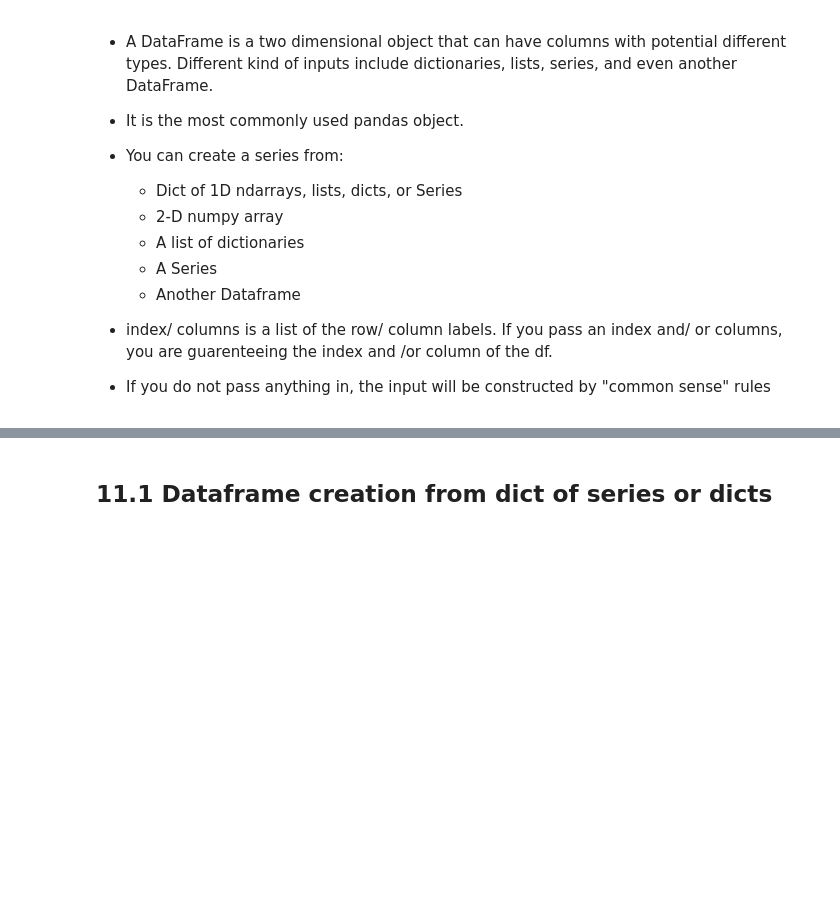
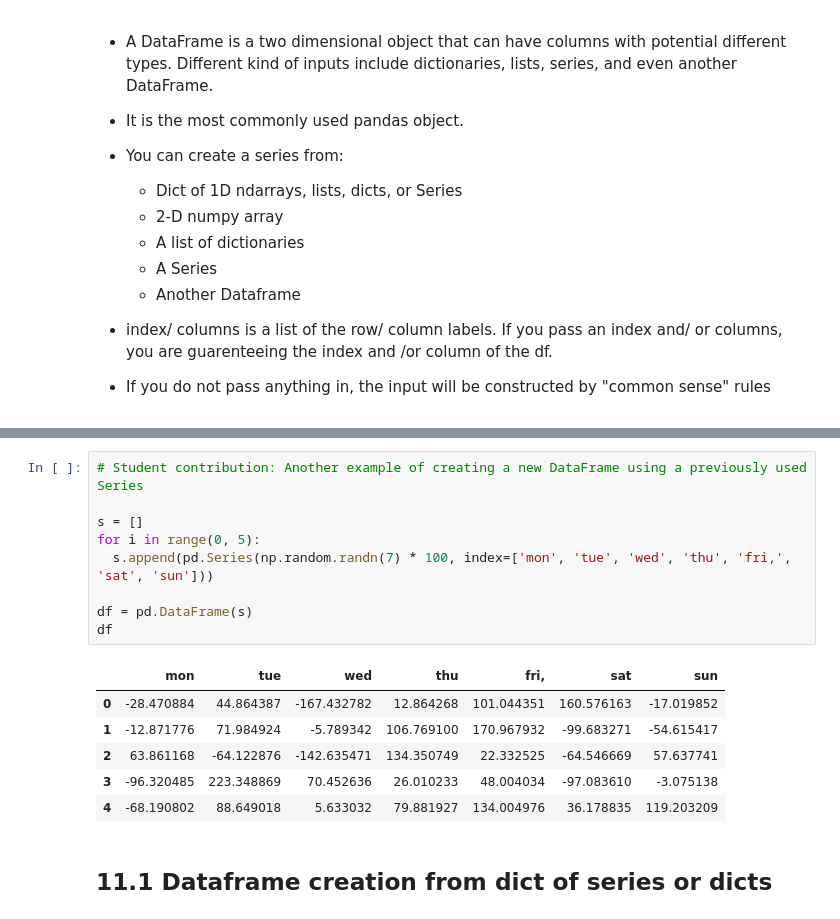
Before and after one commit to shaaagri/iat-481-wk1, a Jupyter notebook: Introduction_to_Python.ipynb, the cells around one changed output, grey strips where cells are left out. Drawn from its saved outputs; the diff is of its cells as text; blank space fills up the shorter version.

```diff
--- a/Introduction_to_Python.ipynb
+++ b/Introduction_to_Python.ipynb
@@ -1665,3 +1669,19 @@ dates
+# %%
+# Student contribution: Another example of creating a new DataFrame using a previously used Series
+
+s = []
+for i in range(0, 5):
+  s.append(pd.Series(np.random.randn(7) * 100, index=['mon', 'tue', 'wed', 'thu', 'fri,', 'sat', 'sun']))
+
+df = pd.DataFrame(s)
+df
+# %% [output]
+|  | mon | tue | wed | thu | fri, | sat | sun |
+| 0 | -28.470884 | 44.864387 | -167.432782 | 12.864268 | 101.044351 | 160.576163 | -17.019852 |
+| 1 | -12.871776 | 71.984924 | -5.789342 | 106.769100 | 170.967932 | -99.683271 | -54.615417 |
+| 2 | 63.861168 | -64.122876 | -142.635471 | 134.350749 | 22.332525 | -64.546669 | 57.637741 |
+| 3 | -96.320485 | 223.348869 | 70.452636 | 26.010233 | 48.004034 | -97.083610 | -3.075138 |
+| 4 | -68.190802 | 88.649018 | 5.633032 | 79.881927 | 134.004976 | 36.178835 | 119.203209 |
 # %% [markdown]
 ## 11.1 Dataframe creation from dict of series or dicts
 # %% [markdown]
```
Also changed, not shown: parts of 6 cells of this notebook.
